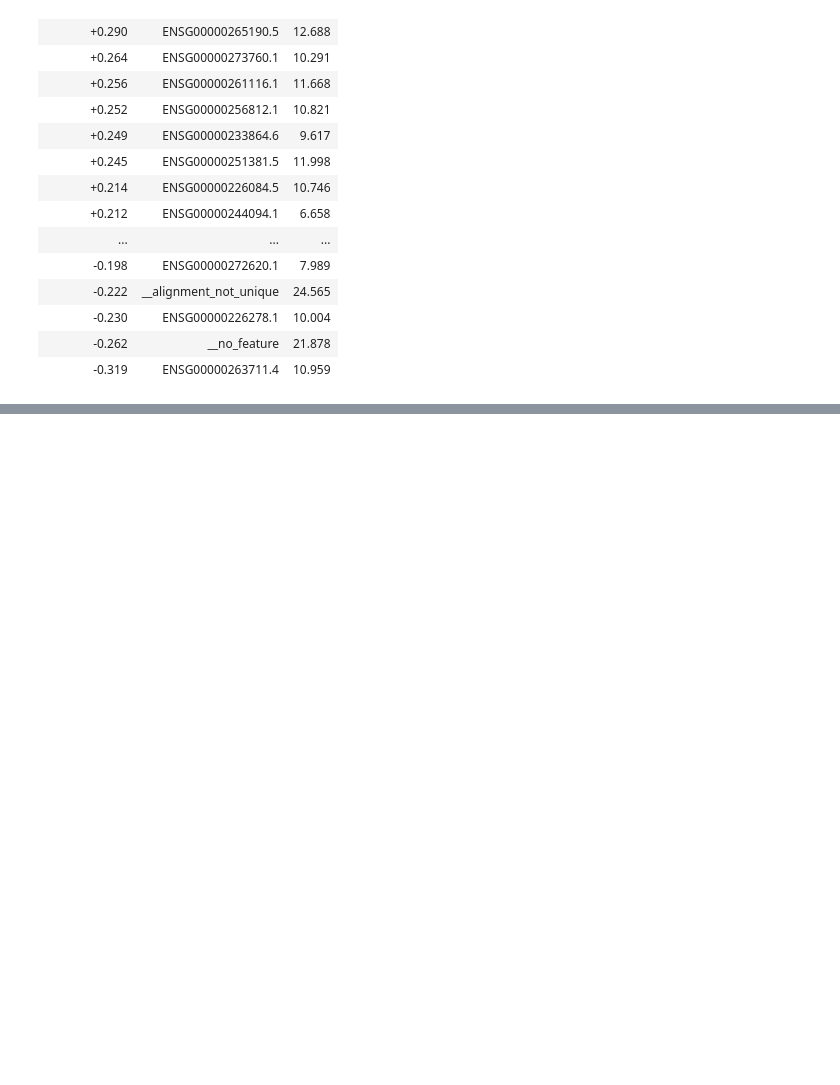
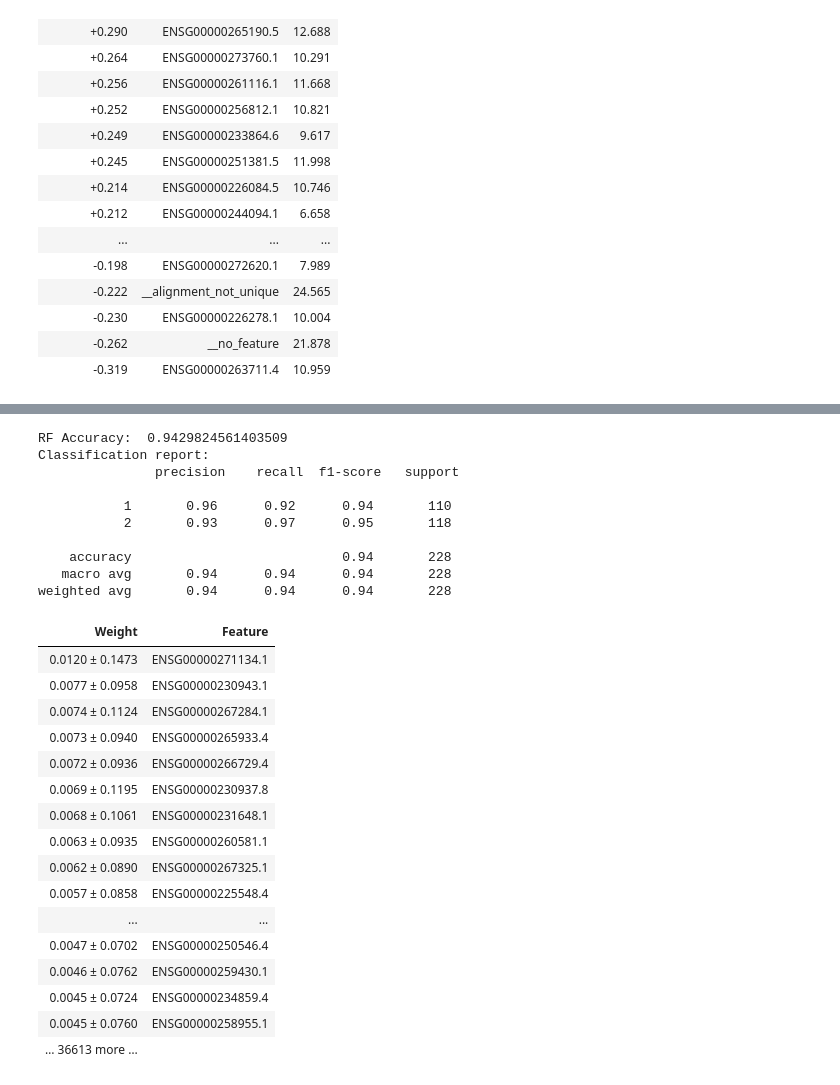
Before and after one commit to estherb-s/CompBio-1, a Jupyter notebook: Dimensionality reduction.ipynb, the cells around one changed output, grey strips where cells are left out. Cells and saved outputs as stored; diff of their text form; code cells hidden in the pictures; blank space fills up the shorter version.

```diff
--- a/Dimensionality reduction.ipynb
+++ b/Dimensionality reduction.ipynb
@@ -186,0 +199,37 @@ y=1 (probability 1.000, score -16.959) top features
+# %%
+y_pred = rf_model.predict(X_test)
+
+print("RF Accuracy: ", accuracy_score(y_test, y_pred))
+
+print("Classification report:\n",
+    classification_report(y_test, y_pred))
+
+eli5.show_weights(rf_model.named_steps["model"], feature_names=feature_names, top=20)
+# %% [output]
+RF Accuracy:  0.9429824561403509
+Classification report:
+               precision    recall  f1-score   support
+
+           1       0.96      0.92      0.94       110
+           2       0.93      0.97      0.95       118
+
+    accuracy                           0.94       228
+   macro avg       0.94      0.94      0.94       228
+weighted avg       0.94      0.94      0.94       228
+| Weight | Feature |
+| 0.0120 ± 0.1473 | ENSG00000271134.1 |
+| 0.0077 ± 0.0958 | ENSG00000230943.1 |
+| 0.0074 ± 0.1124 | ENSG00000267284.1 |
+| 0.0073 ± 0.0940 | ENSG00000265933.4 |
+| 0.0072 ± 0.0936 | ENSG00000266729.4 |
+| 0.0069 ± 0.1195 | ENSG00000230937.8 |
+| 0.0068 ± 0.1061 | ENSG00000231648.1 |
+| 0.0063 ± 0.0935 | ENSG00000260581.1 |
+| 0.0062 ± 0.0890 | ENSG00000267325.1 |
+| 0.0057 ± 0.0858 | ENSG00000225548.4 |
+| ... | ... |
+| 0.0047 ± 0.0702 | ENSG00000250546.4 |
+| 0.0046 ± 0.0762 | ENSG00000259430.1 |
+| 0.0045 ± 0.0724 | ENSG00000234859.4 |
+| 0.0045 ± 0.0760 | ENSG00000258955.1 |
+| … 36613 more … |  |
```
Also changed, not shown: parts of 27 cells of this notebook.
